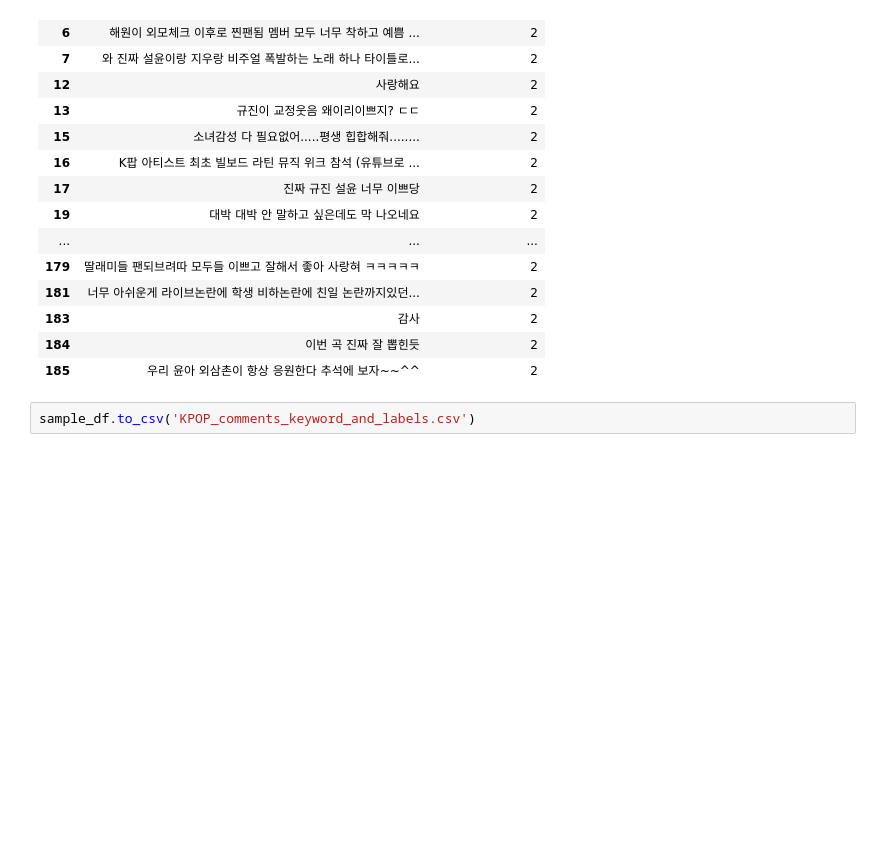
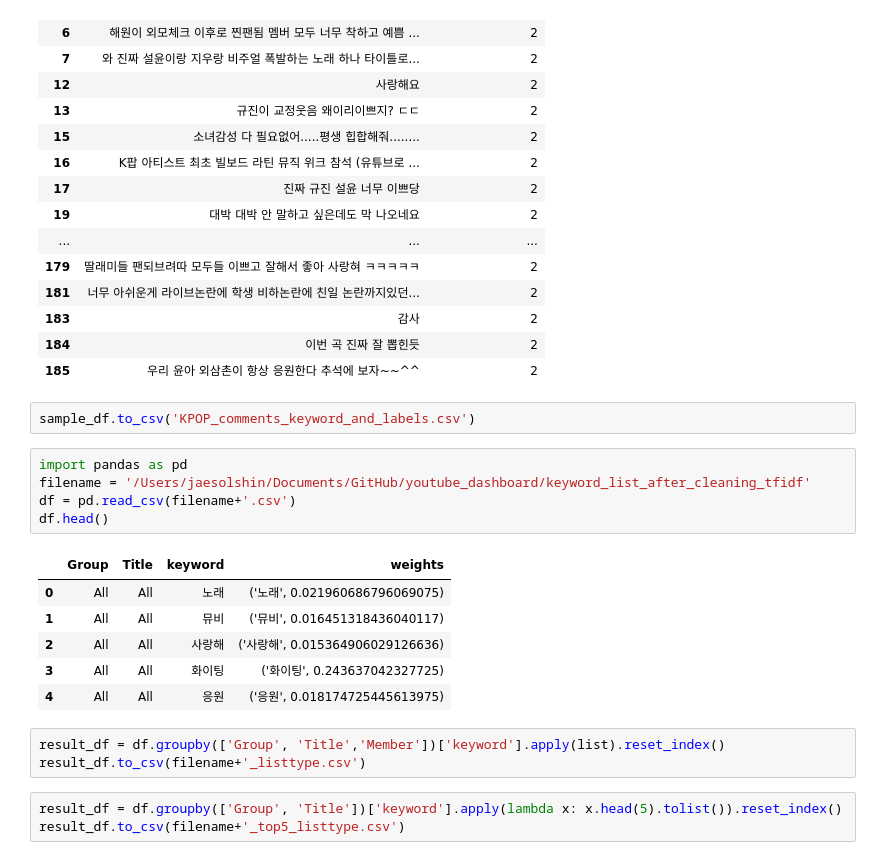
Before and after one commit to 2024-NIPA-google-trendpop/youtube_dashboard, a Jupyter notebook: 5_Keyword_by_members_tfidf.ipynb, the cells around one changed output. Saved outputs shown, nothing was run; the diff lists cells and outputs as text; blank space fills up the shorter version.

```diff
--- a/5_Keyword_by_members_tfidf.ipynb
+++ b/5_Keyword_by_members_tfidf.ipynb
@@ -502,3 +496,21 @@ sample_df[['comment', 'predicted_label']][sample_df['predicted_label']==2].head(
 | 185 | 우리 윤아 외삼촌이 항상 응원한다 추석에 보자~~^^ | 2 |
 # %%
 sample_df.to_csv('KPOP_comments_keyword_and_labels.csv')
+# %%
+import pandas as pd
+filename = '/Users/jaesolshin/Documents/GitHub/youtube_dashboard/keyword_list_after_cleaning_tfidf'
+df = pd.read_csv(filename+'.csv')
+df.head()
+# %% [output]
+|  | Group | Title | keyword | weights |
+| 0 | All | All | 노래 | ('노래', 0.021960686796069075) |
+| 1 | All | All | 뮤비 | ('뮤비', 0.016451318436040117) |
+| 2 | All | All | 사랑해 | ('사랑해', 0.015364906029126636) |
+| 3 | All | All | 화이팅 | ('화이팅', 0.243637042327725) |
+| 4 | All | All | 응원 | ('응원', 0.018174725445613975) |
+# %%
+result_df = df.groupby(['Group', 'Title','Member'])['keyword'].apply(list).reset_index()
+result_df.to_csv(filename+'_listtype.csv')
+# %%
+result_df = df.groupby(['Group', 'Title'])['keyword'].apply(lambda x: x.head(5).tolist()).reset_index()
+result_df.to_csv(filename+'_top5_listtype.csv')
```
Also changed, not shown: parts of 2 cells of this notebook, 2 other files.
